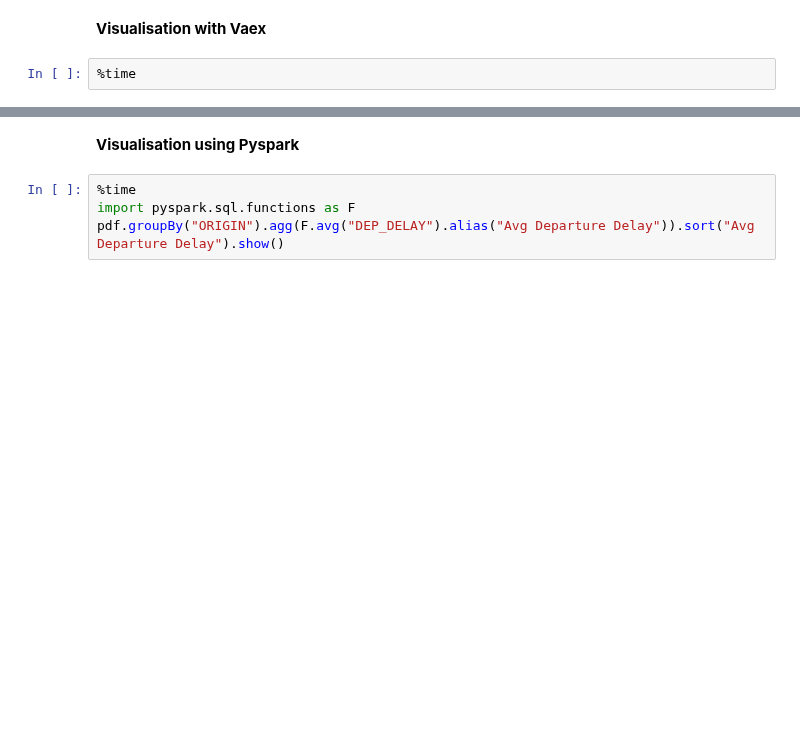
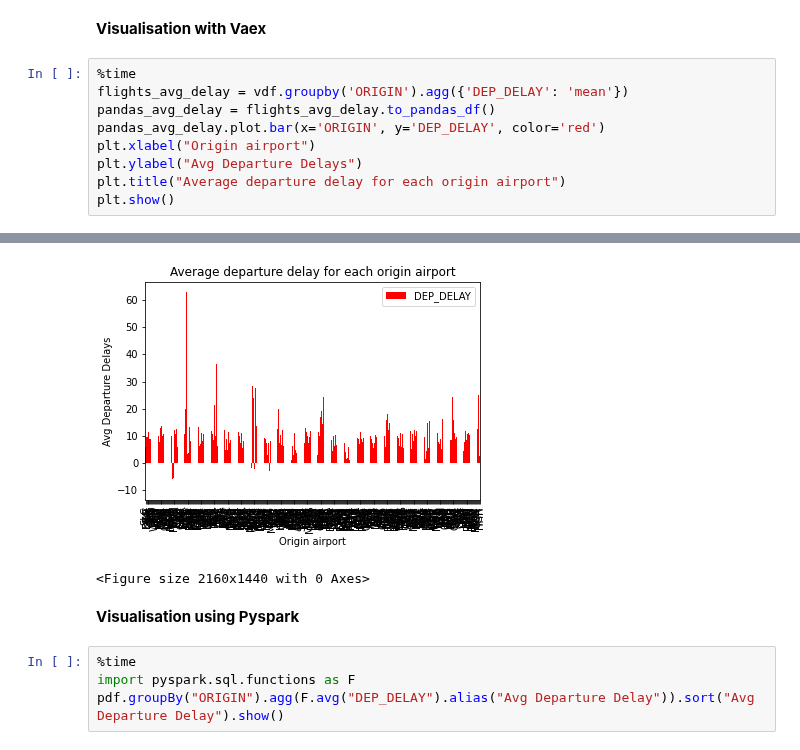
Before and after one commit to drshahizan/Python-big-data, a Jupyter notebook: Project/BigMac/HPDP_Group_Project.ipynb, the cells around one changed output, grey strips where cells are left out. Saved outputs shown, nothing was run; the diff lists cells and outputs as text; blank space fills up the shorter version.

```diff
--- a/Project/BigMac/HPDP_Group_Project.ipynb
+++ b/Project/BigMac/HPDP_Group_Project.ipynb
@@ -741,5 +776,13 @@ Wall time: 7.15 µs
 [interactive output not drawn]
 # %% [markdown]
 **Visualisation with Vaex**
-# %%
-%time
+# %%
+%time
+flights_avg_delay = vdf.groupby('ORIGIN').agg({'DEP_DELAY': 'mean'})
+pandas_avg_delay = flights_avg_delay.to_pandas_df()
+pandas_avg_delay.plot.bar(x='ORIGIN', y='DEP_DELAY', color='red')
+plt.xlabel("Origin airport")
+plt.ylabel("Avg Departure Delays")
+plt.title("Average departure delay for each origin airport")
+plt.show()
+# %% [output]
@@ -746,3 +791,5 @@ Wall time: 7.15 µs
+[figure, added]
+<Figure size 2160x1440 with 0 Axes>
 # %% [markdown]
 
 **Visualisation using Pyspark**
```
Also changed, not shown: parts of 31 cells of this notebook.
